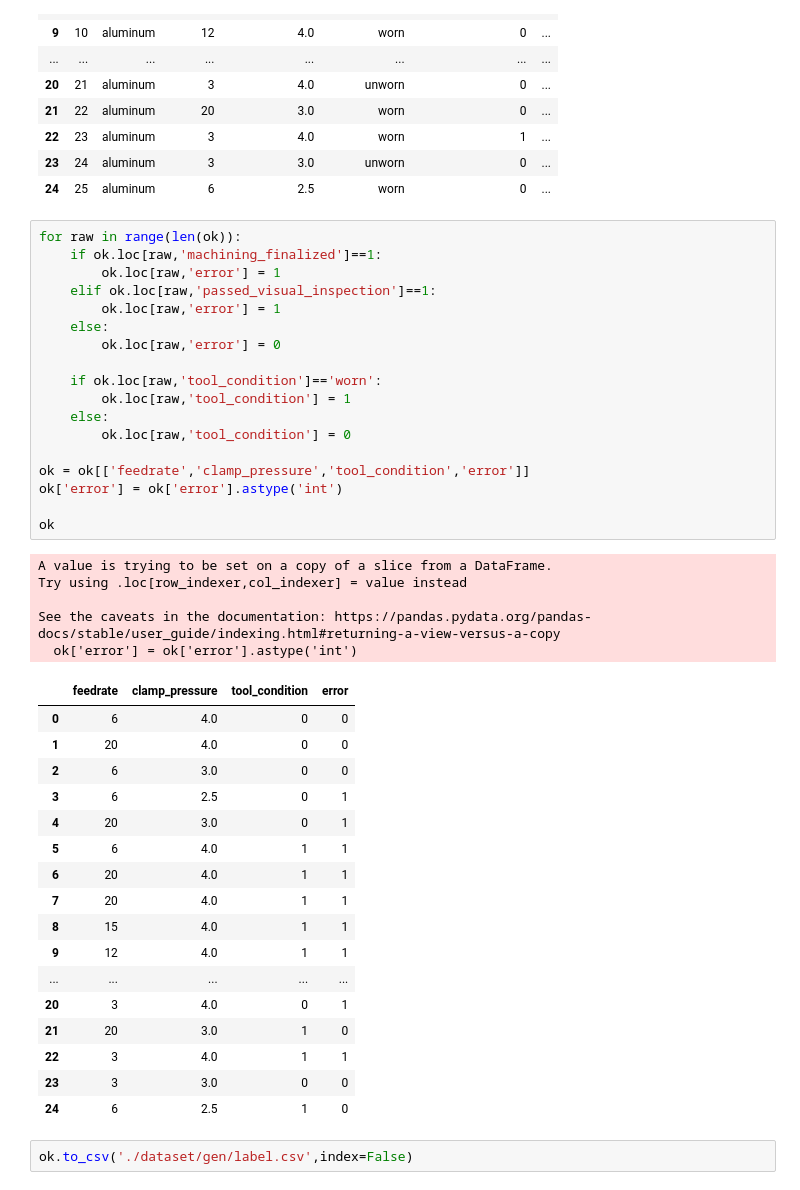
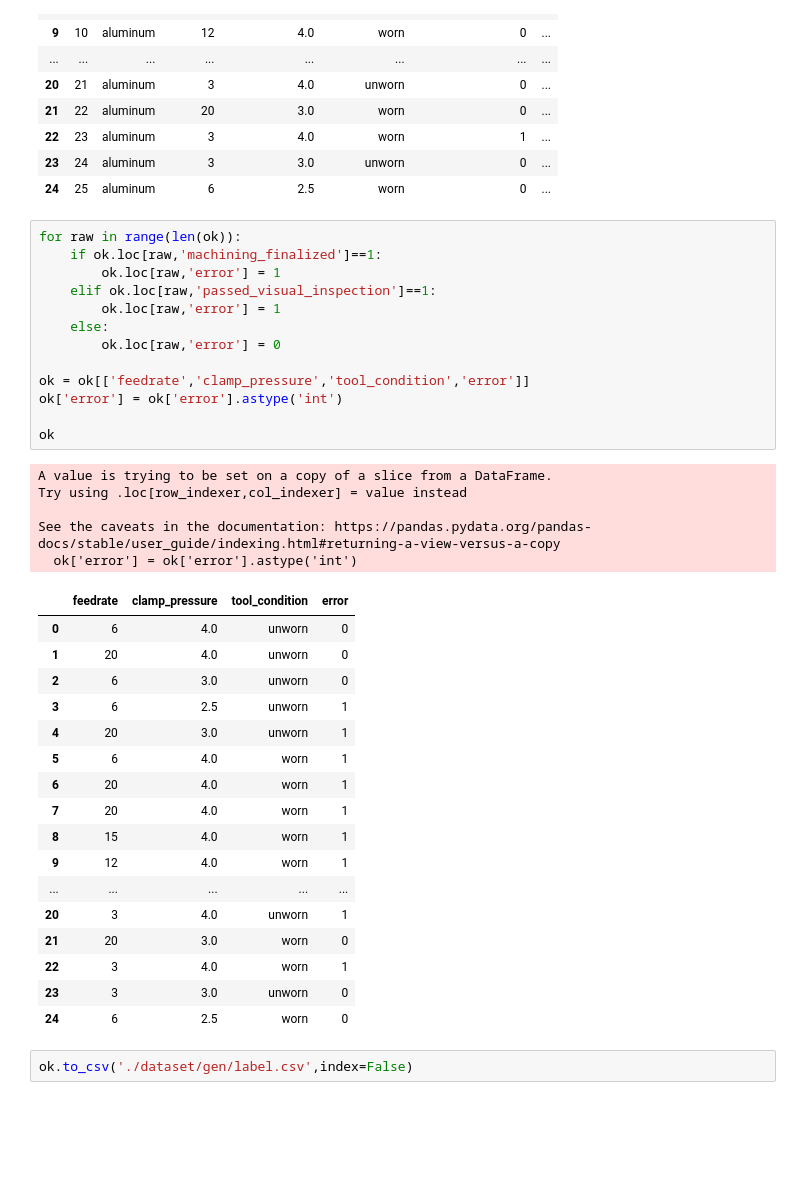
Before and after one commit to GwangAnLeeDunKinDonass/MOS, a Jupyter notebook: data.ipynb, the cells around one changed output. Cells and saved outputs as stored; diff of their text form; blank space fills up the shorter version.

```diff
--- a/data.ipynb
+++ b/data.ipynb
@@ -53,44 +53,39 @@ ok
 # %%
 for raw in range(len(ok)):
     if ok.loc[raw,'machining_finalized']==1:
         ok.loc[raw,'error'] = 1
     elif ok.loc[raw,'passed_visual_inspection']==1:
         ok.loc[raw,'error'] = 1
     else:
         ok.loc[raw,'error'] = 0
 
-    if ok.loc[raw,'tool_condition']=='worn':
-        ok.loc[raw,'tool_condition'] = 1
-    else:
-        ok.loc[raw,'tool_condition'] = 0
-
 ok = ok[['feedrate','clamp_pressure','tool_condition','error']]
 ok['error'] = ok['error'].astype('int')
 
 ok
 # %% [output]
 A value is trying to be set on a copy of a slice from a DataFrame.
 Try using .loc[row_indexer,col_indexer] = value instead
 
 See the caveats in the documentation: https://pandas.pydata.org/pandas-docs/stable/user_guide/indexing.html#returning-a-view-versus-a-copy
   ok['error'] = ok['error'].astype('int')
 |  | feedrate | clamp_pressure | tool_condition | error |
-| 0 | 6 | 4.0 | 0 | 0 |
-| 1 | 20 | 4.0 | 0 | 0 |
-| 2 | 6 | 3.0 | 0 | 0 |
-| 3 | 6 | 2.5 | 0 | 1 |
-| 4 | 20 | 3.0 | 0 | 1 |
-| 5 | 6 | 4.0 | 1 | 1 |
-| 6 | 20 | 4.0 | 1 | 1 |
-| 7 | 20 | 4.0 | 1 | 1 |
-| 8 | 15 | 4.0 | 1 | 1 |
-| 9 | 12 | 4.0 | 1 | 1 |
+| 0 | 6 | 4.0 | unworn | 0 |
+| 1 | 20 | 4.0 | unworn | 0 |
+| 2 | 6 | 3.0 | unworn | 0 |
+| 3 | 6 | 2.5 | unworn | 1 |
+| 4 | 20 | 3.0 | unworn | 1 |
+| 5 | 6 | 4.0 | worn | 1 |
+| 6 | 20 | 4.0 | worn | 1 |
+| 7 | 20 | 4.0 | worn | 1 |
+| 8 | 15 | 4.0 | worn | 1 |
+| 9 | 12 | 4.0 | worn | 1 |
 | ... | ... | ... | ... | ... |
-| 20 | 3 | 4.0 | 0 | 1 |
-| 21 | 20 | 3.0 | 1 | 0 |
-| 22 | 3 | 4.0 | 1 | 1 |
-| 23 | 3 | 3.0 | 0 | 0 |
-| 24 | 6 | 2.5 | 1 | 0 |
+| 20 | 3 | 4.0 | unworn | 1 |
+| 21 | 20 | 3.0 | worn | 0 |
+| 22 | 3 | 4.0 | worn | 1 |
+| 23 | 3 | 3.0 | unworn | 0 |
+| 24 | 6 | 2.5 | worn | 0 |
 # %%
 ok.to_csv('./dataset/gen/label.csv',index=False)
 # %% [markdown]
```
Also changed, not shown: parts of 4 cells of this notebook, 6 other files.
